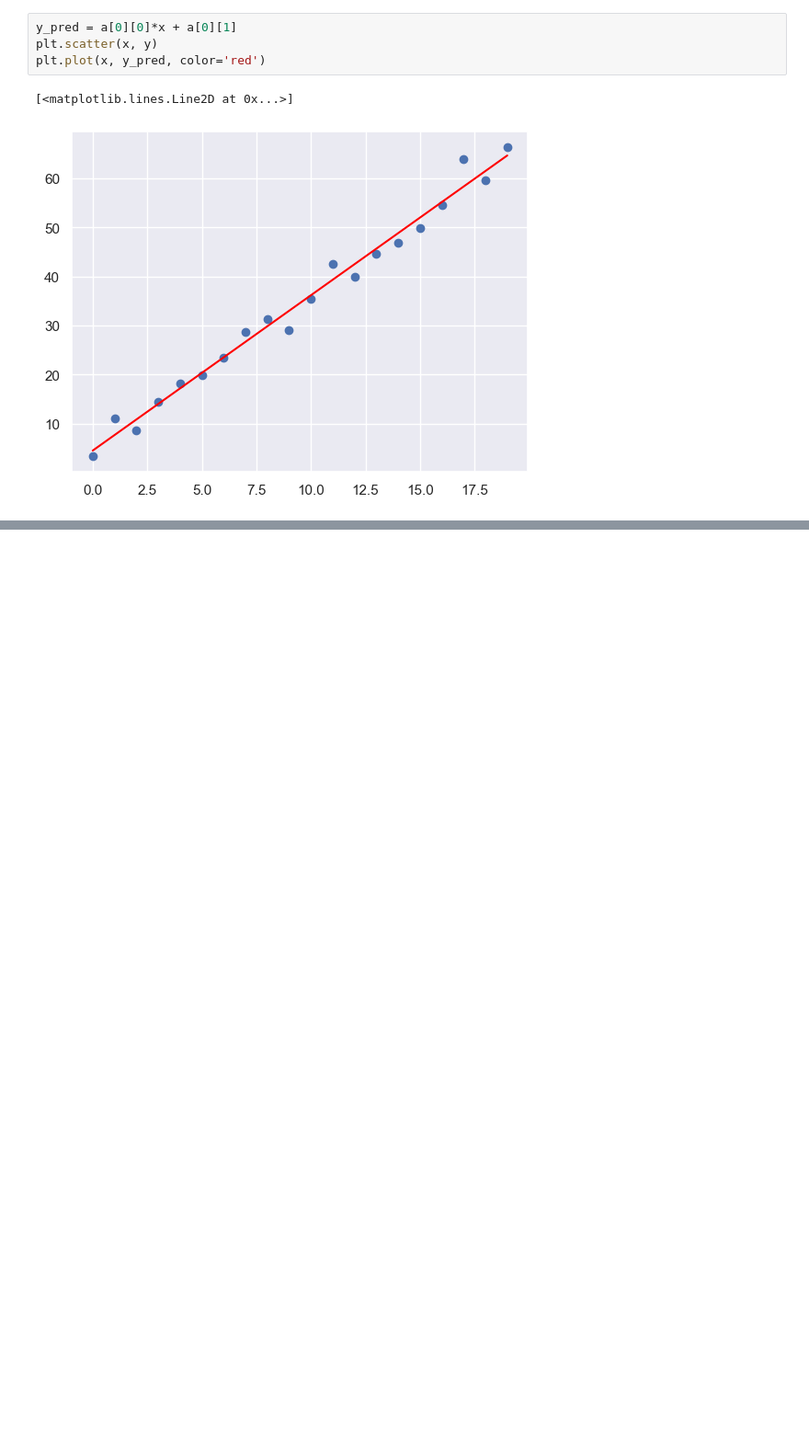
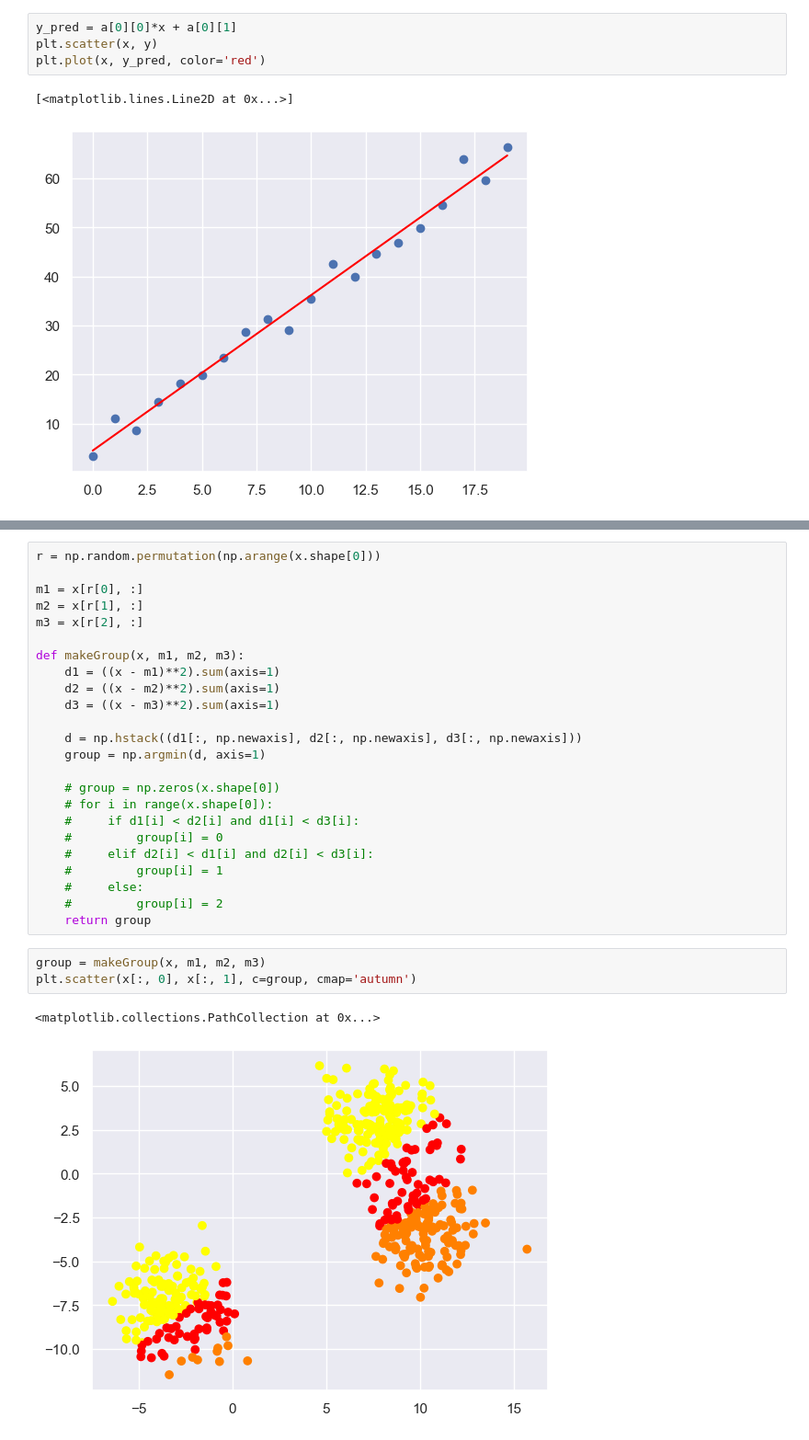
Before and after one commit to alter0z/artificial-intelligence-course, a Jupyter notebook: machine_learning.ipynb, the cells around one changed output, grey strips where cells are left out. Shown at 92% size. Drawn from its saved outputs; the diff is of its cells as text; blank space fills up the shorter version.

```diff
--- a/machine_learning.ipynb
+++ b/machine_learning.ipynb
@@ -212,0 +256,30 @@ plt.plot(x, y_pred, color='red')
+# %%
+r = np.random.permutation(np.arange(x.shape[0]))
+
+m1 = x[r[0], :]
+m2 = x[r[1], :]
+m3 = x[r[2], :]
+
+def makeGroup(x, m1, m2, m3):
+    d1 = ((x - m1)**2).sum(axis=1)
+    d2 = ((x - m2)**2).sum(axis=1)
+    d3 = ((x - m3)**2).sum(axis=1)
+
+    d = np.hstack((d1[:, np.newaxis], d2[:, np.newaxis], d3[:, np.newaxis]))
+    group = np.argmin(d, axis=1)
+
+    # group = np.zeros(x.shape[0])
+    # for i in range(x.shape[0]):
+    #     if d1[i] < d2[i] and d1[i] < d3[i]:
+    #         group[i] = 0
+    #     elif d2[i] < d1[i] and d2[i] < d3[i]:
+    #         group[i] = 1
+    #     else:
+    #         group[i] = 2
+    return group
+# %%
+group = makeGroup(x, m1, m2, m3)
+plt.scatter(x[:, 0], x[:, 1], c=group, cmap='autumn')
+# %% [output]
+<matplotlib.collections.PathCollection at 0x...>
+[figure, added]
```
Also changed, not shown: parts of 16 cells of this notebook.
